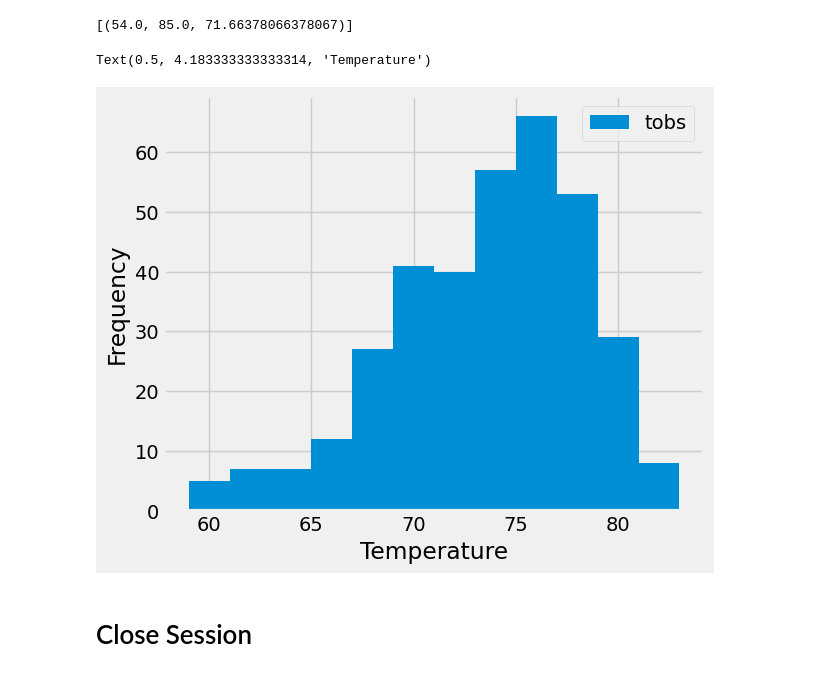
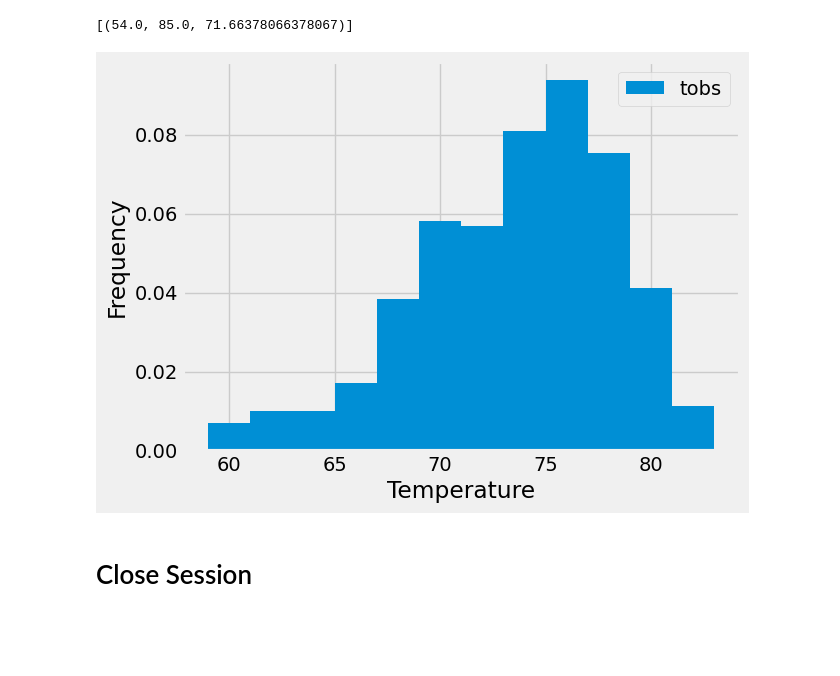
Before and after one commit to lrussell834/Vacation-Climate-Analysis-with-SQLAlchemy, a Jupyter notebook: Starter_Code (4)/Starter_Code/Climate_Analysis_Working.ipynb, the cells around one changed output. Drawn from its saved outputs; the diff is of its cells as text; code cells hidden in the pictures; blank space fills up the shorter version.

```diff
--- a/Starter_Code (4)/Starter_Code/Climate_Analysis_Working.ipynb
+++ b/Starter_Code (4)/Starter_Code/Climate_Analysis_Working.ipynb
@@ -101,10 +123,22 @@ Text(0, 0.5, 'Inches')
 [(54.0, 85.0, 71.66378066378067)]
 # %%
 # Using the most active station id
-# Query the last 12 months of temperature observation data for this station and plot the results as a histogram
+# Query the last 12 months of temperature observation data for this station
+graph_months = session.query(Measurement.date, Measurement.tobs).\
+    filter(Measurement.station == 'USC00519281').\
+    filter(Measurement.date <= '2017-08-23').\
+    filter(Measurement.date >= '2016-08-23').all()
+# Save the query results as a Pandas DataFrame. Explicitly set the column names
+observations_df = pd.DataFrame(graph_months, columns=['date', 'temperature'])
-# %% [output]
-Text(0.5, 4.183333333333314, 'Temperature')
-[figure, removed]
+# %%
+# Slot the results as a histogram
+plt.hist(observations_df['temperature'], density = True, bins = 12, label='tobs')
+plt.legend(loc="upper right")
+plt.xlabel('Temperature')
+plt.ylabel('Frequency')
+plt.show()
+# %% [output]
+[figure, added]
 # %% [markdown]
 # Close Session
 # %%
```
Also changed, not shown: parts of 5 cells of this notebook.
